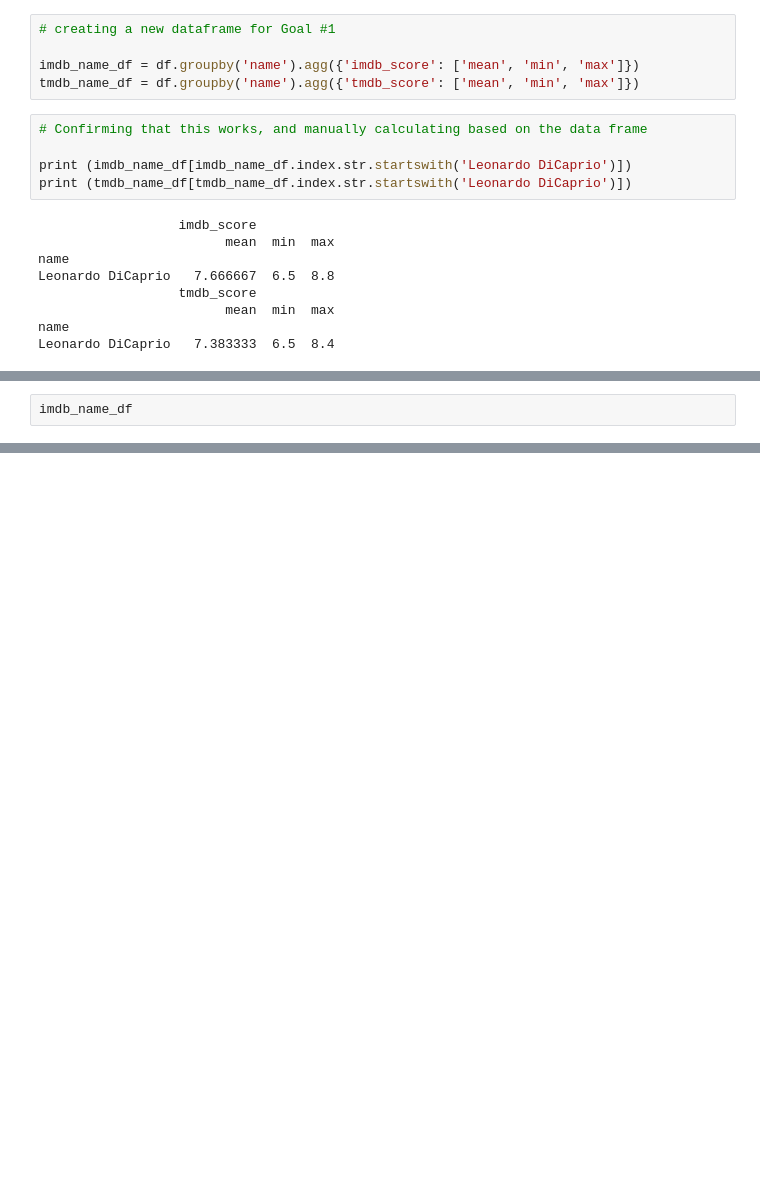
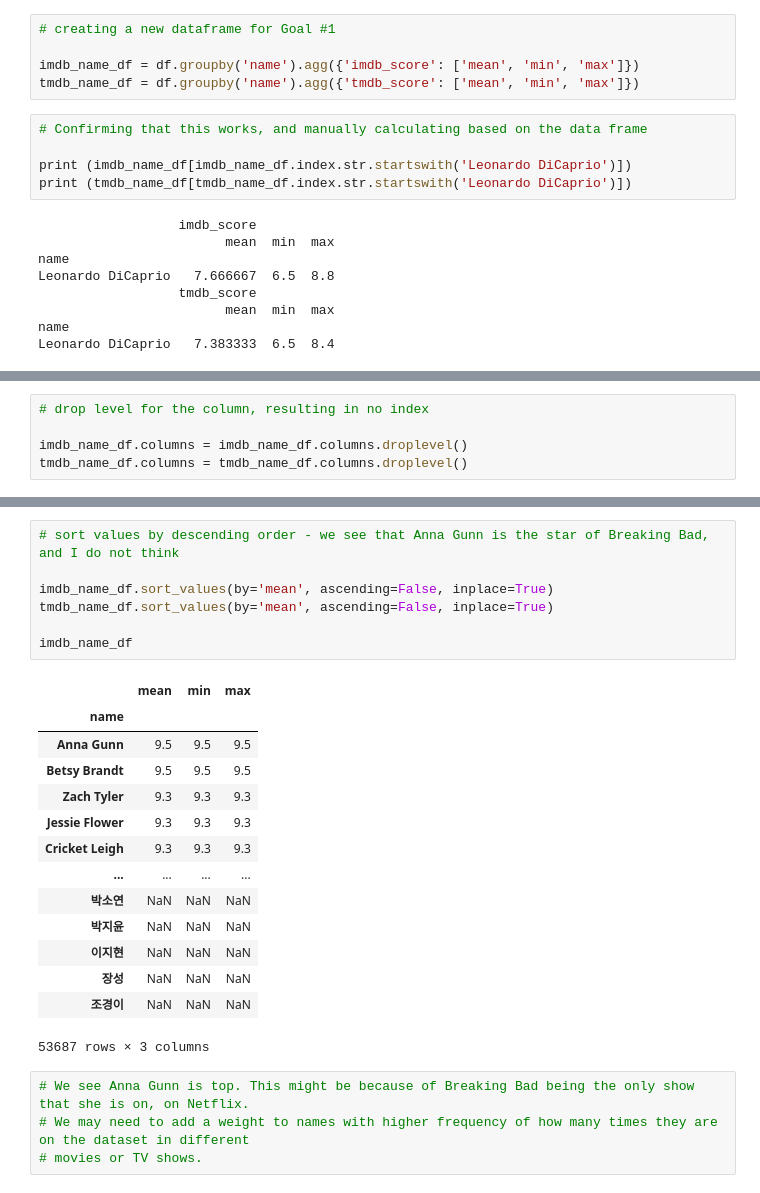
Before and after one commit to lukeonyw/netflix-analysis, a Jupyter notebook: netflix-analysis/Netflix Analysis.ipynb, the cells around one changed output, grey strips where cells are left out. Saved outputs shown, nothing was run; the diff lists cells and outputs as text; blank space fills up the shorter version.

```diff
--- a/netflix-analysis/Netflix Analysis.ipynb
+++ b/netflix-analysis/Netflix Analysis.ipynb
@@ -52,2 +74,5 @@ df.loc[df['name'] == 'Leonardo DiCaprio']
 # %%
-imdb_name_df
+# drop level for the column, resulting in no index
+
+imdb_name_df.columns = imdb_name_df.columns.droplevel()
+tmdb_name_df.columns = tmdb_name_df.columns.droplevel()
@@ -69,0 +96,26 @@ imdb_name_df
+# %%
+# sort values by descending order - we see that Anna Gunn is the star of Breaking Bad, and I do not think
+
+imdb_name_df.sort_values(by='mean', ascending=False, inplace=True)
+tmdb_name_df.sort_values(by='mean', ascending=False, inplace=True)
+
+imdb_name_df
+# %% [output]
+|  | mean | min | max |
+| name |  |  |  |
+| Anna Gunn | 9.5 | 9.5 | 9.5 |
+| Betsy Brandt | 9.5 | 9.5 | 9.5 |
+| Zach Tyler | 9.3 | 9.3 | 9.3 |
+| Jessie Flower | 9.3 | 9.3 | 9.3 |
+| Cricket Leigh | 9.3 | 9.3 | 9.3 |
+| ... | ... | ... | ... |
+| 박소연 | NaN | NaN | NaN |
+| 박지윤 | NaN | NaN | NaN |
+| 이지현 | NaN | NaN | NaN |
+| 장성 | NaN | NaN | NaN |
+| 조경이 | NaN | NaN | NaN |
+53687 rows × 3 columns
+# %%
+# We see Anna Gunn is top. This might be because of Breaking Bad being the only show that she is on, on Netflix.
+# We may need to add a weight to names with higher frequency of how many times they are on the dataset in different
+# movies or TV shows.
```
Also changed, not shown: parts of 10 cells of this notebook.
